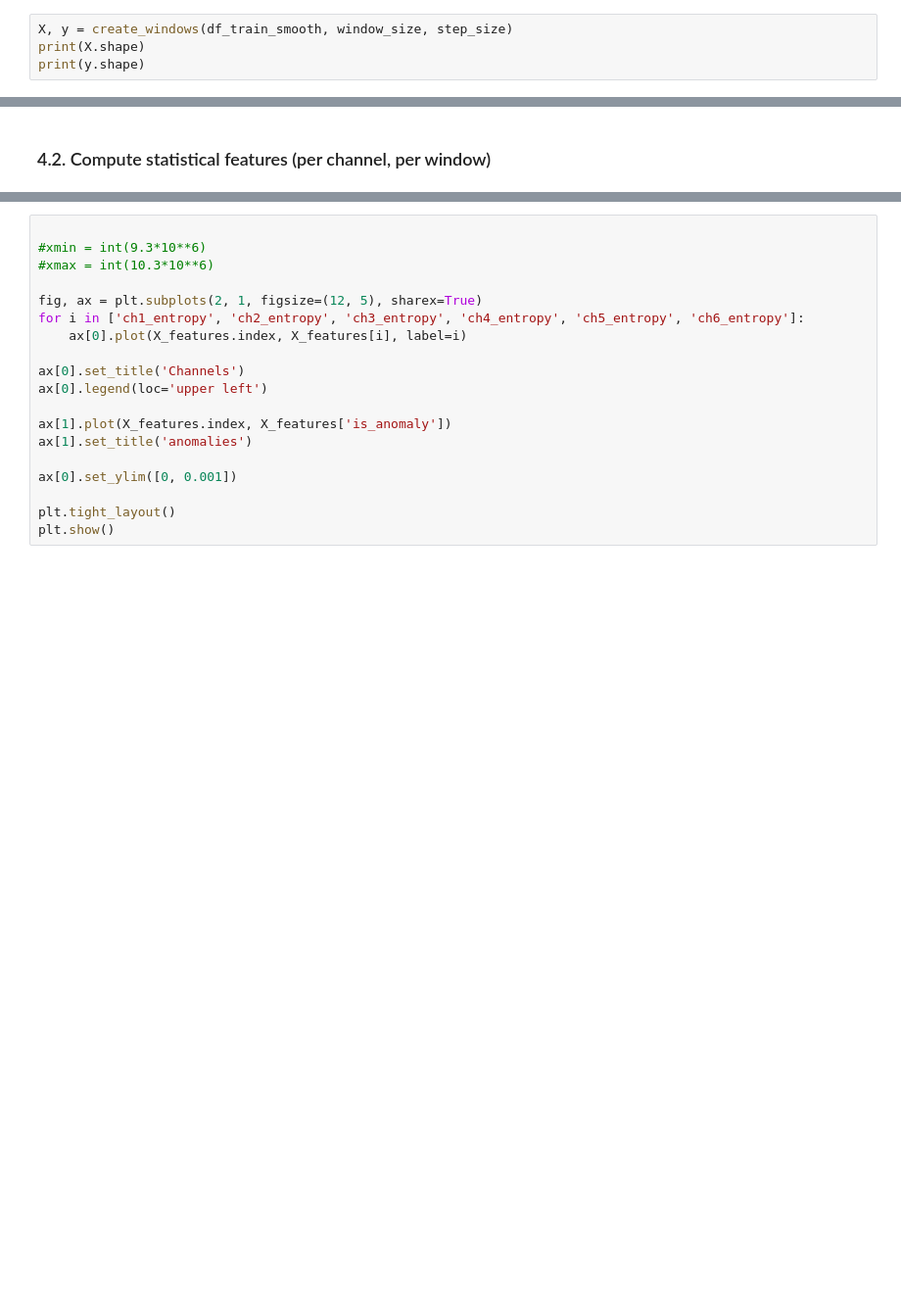
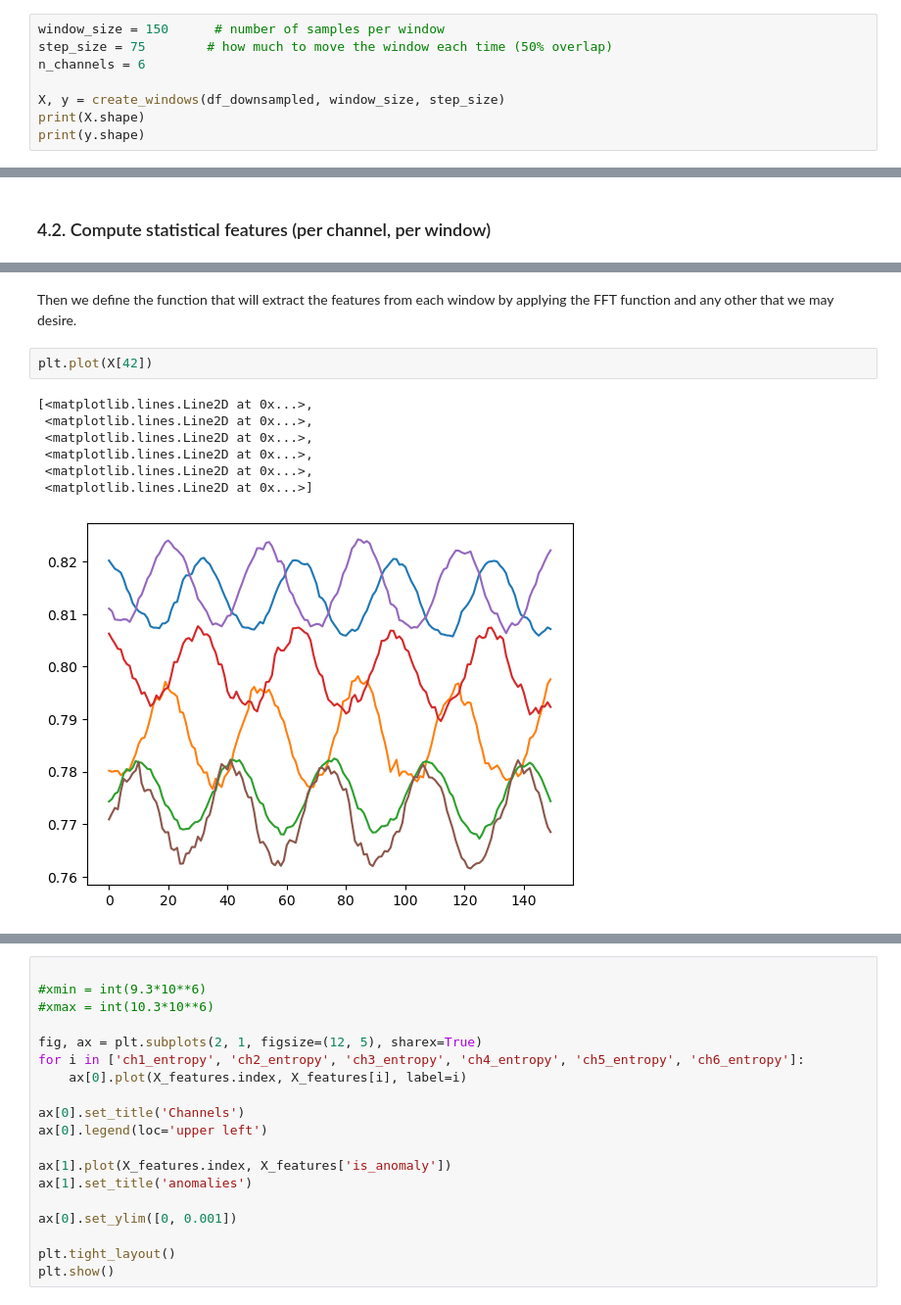
Before and after one commit to ZeIcaro/esa-anomaly-challenge, a Jupyter notebook: TP01.ipynb, the cells around one changed output, grey strips where cells are left out. Shown at 98% size. Cells and saved outputs as stored; diff of their text form; blank space fills up the shorter version.

```diff
--- a/TP01.ipynb
+++ b/TP01.ipynb
@@ -430,7 +491,11 @@ def create_windows(df, window_size, step_size):
 
     return np.array(X_windows), np.array(y_windows)
 # %%
-X, y = create_windows(df_train_smooth, window_size, step_size)
+window_size = 150      # number of samples per window
+step_size = 75        # how much to move the window each time (50% overlap)
+n_channels = 6
+
+X, y = create_windows(df_downsampled, window_size, step_size)
 print(X.shape)
 print(y.shape)
 # %% [output]
@@ -440,0 +554,12 @@ print(y.shape)
+# %% [markdown]
+Then we define the function that will extract the features from each window by applying the FFT function and any other that we may desire.
+# %%
+plt.plot(X[42])
+# %% [output]
+[<matplotlib.lines.Line2D at 0x...>,
+ <matplotlib.lines.Line2D at 0x...>,
+ <matplotlib.lines.Line2D at 0x...>,
+ <matplotlib.lines.Line2D at 0x...>,
+ <matplotlib.lines.Line2D at 0x...>,
+ <matplotlib.lines.Line2D at 0x...>]
+[figure, added]
```
Also changed, not shown: parts of 25 cells of this notebook.
